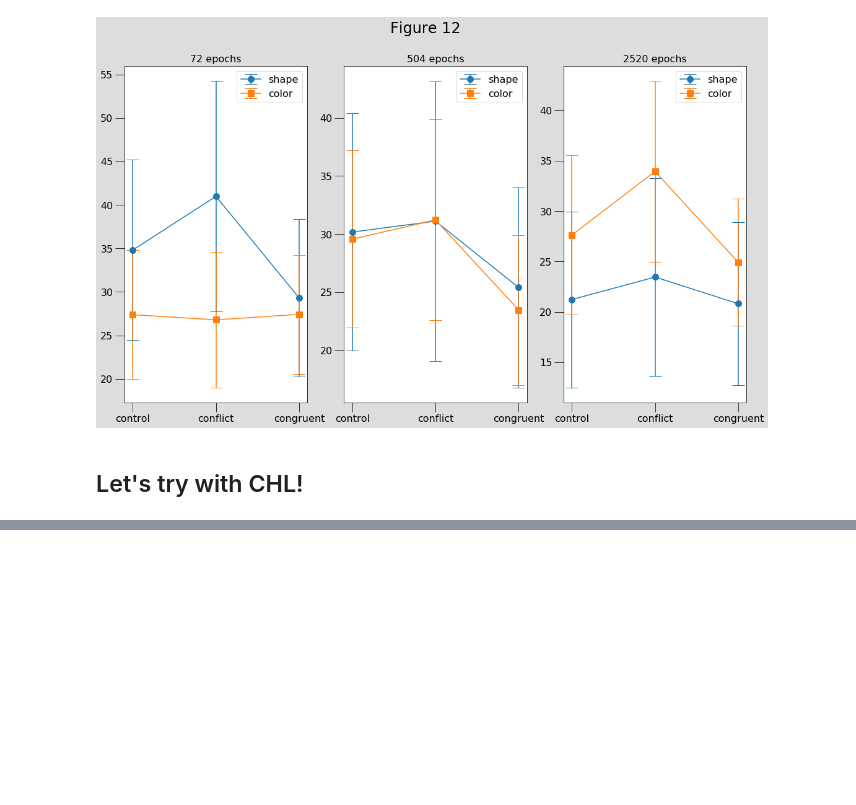
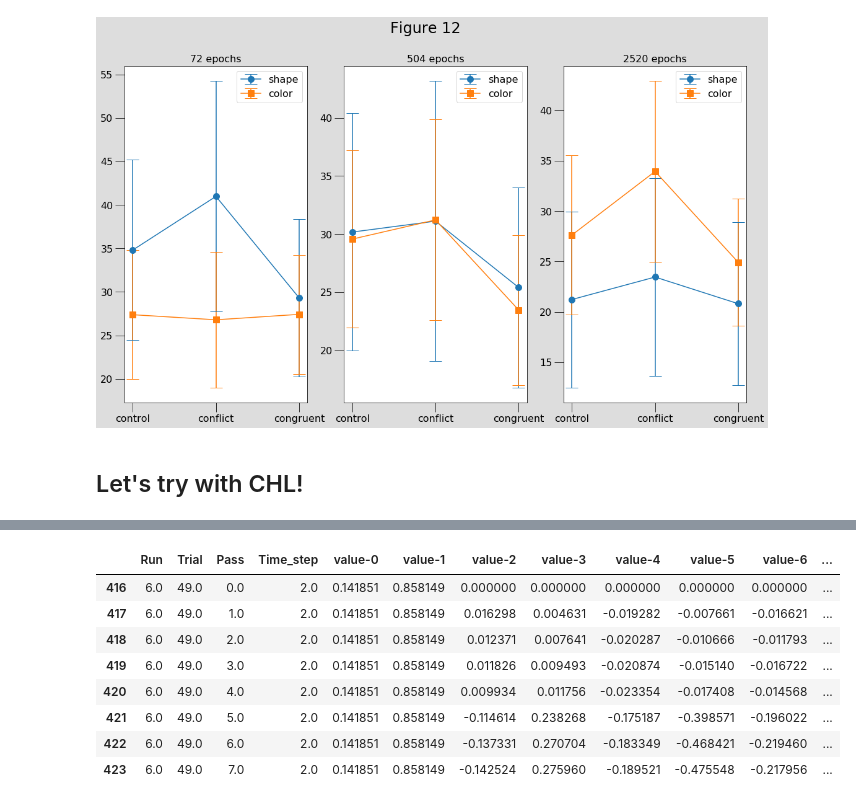
Before and after one commit to guydav/multitasking-modeling, a Jupyter notebook: plotting_shape_naming.ipynb, the cells around one changed output, grey strips where cells are left out. Saved outputs shown, nothing was run; the diff lists cells and outputs as text; code cells hidden in the pictures; blank space fills up the shorter version.

```diff
--- a/plotting_shape_naming.ipynb
+++ b/plotting_shape_naming.ipynb
@@ -540,0 +550,12 @@ KeyboardInterrupt:
+# %%
+df[df.Trial == np.max(df.Trial) - 1]
+# %% [output]
+|  | Run | Trial | Pass | Time_step | value-0 | value-1 | value-2 | value-3 | value-4 | value-5 | value-6 | ... |
+| 416 | 6.0 | 49.0 | 0.0 | 2.0 | 0.141851 | 0.858149 | 0.000000 | 0.000000 | 0.000000 | 0.000000 | 0.000000 | ... |
+| 417 | 6.0 | 49.0 | 1.0 | 2.0 | 0.141851 | 0.858149 | 0.016298 | 0.004631 | -0.019282 | -0.007661 | -0.016621 | ... |
+| 418 | 6.0 | 49.0 | 2.0 | 2.0 | 0.141851 | 0.858149 | 0.012371 | 0.007641 | -0.020287 | -0.010666 | -0.011793 | ... |
+| 419 | 6.0 | 49.0 | 3.0 | 2.0 | 0.141851 | 0.858149 | 0.011826 | 0.009493 | -0.020874 | -0.015140 | -0.016722 | ... |
+| 420 | 6.0 | 49.0 | 4.0 | 2.0 | 0.141851 | 0.858149 | 0.009934 | 0.011756 | -0.023354 | -0.017408 | -0.014568 | ... |
+| 421 | 6.0 | 49.0 | 5.0 | 2.0 | 0.141851 | 0.858149 | -0.114614 | 0.238268 | -0.175187 | -0.398571 | -0.196022 | ... |
+| 422 | 6.0 | 49.0 | 6.0 | 2.0 | 0.141851 | 0.858149 | -0.137331 | 0.270704 | -0.183349 | -0.468421 | -0.219460 | ... |
+| 423 | 6.0 | 49.0 | 7.0 | 2.0 | 0.141851 | 0.858149 | -0.142524 | 0.275960 | -0.189521 | -0.475548 | -0.217956 | ... |
```
Also changed, not shown: parts of 12 cells of this notebook, 2 other files.
